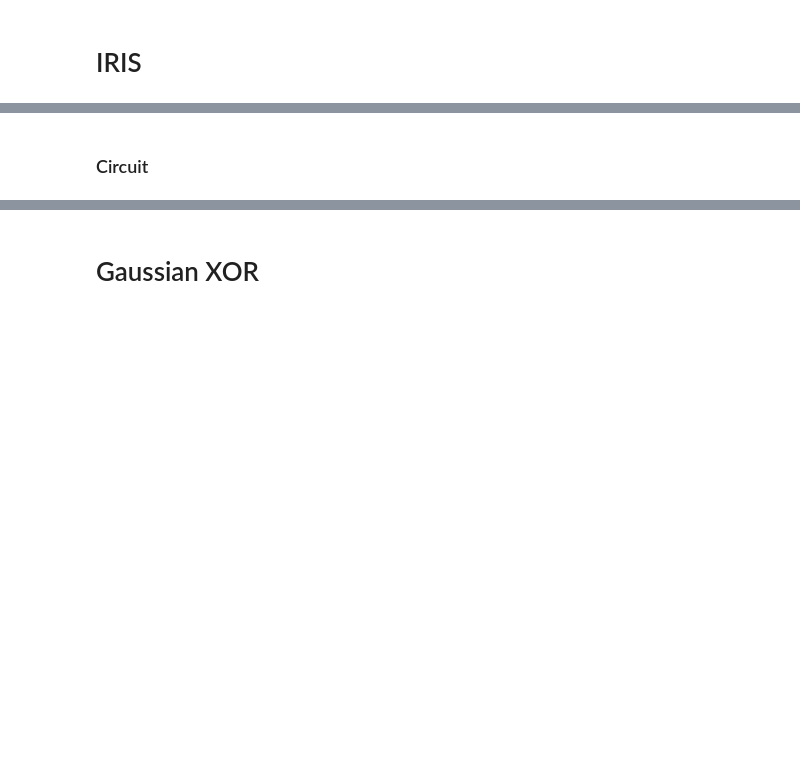
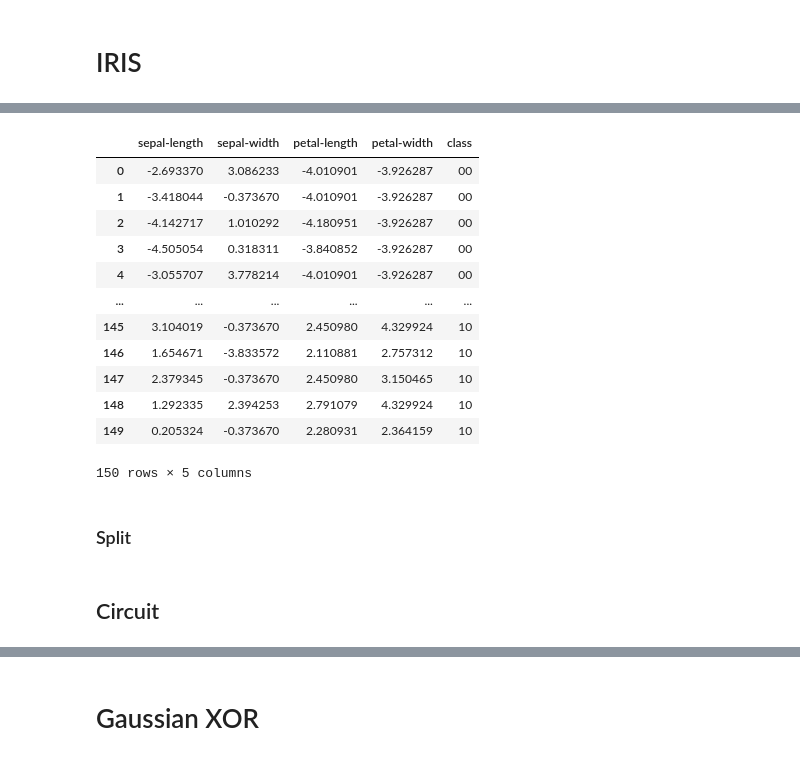
Before and after one commit to GemCarr/QML, a Jupyter notebook: qml.ipynb, the cells around one changed output, grey strips where cells are left out. Cells and saved outputs as stored; diff of their text form; code cells hidden in the pictures; blank space fills up the shorter version.

```diff
--- a/qml.ipynb
+++ b/qml.ipynb
@@ -67,0 +178,24 @@ for x in attributes:
+# %%
+diconvert = {
+    "Iris-setosa" : "00",
+    "Iris-versicolor" : "01",
+    "Iris-virginica" : "10",
+    "NaN" : "11"
+}
+
+df = df.replace({"class": diconvert})
+df
+# %% [output]
+|  | sepal-length | sepal-width | petal-length | petal-width | class |
+| 0 | -2.693370 | 3.086233 | -4.010901 | -3.926287 | 00 |
+| 1 | -3.418044 | -0.373670 | -4.010901 | -3.926287 | 00 |
+| 2 | -4.142717 | 1.010292 | -4.180951 | -3.926287 | 00 |
+| 3 | -4.505054 | 0.318311 | -3.840852 | -3.926287 | 00 |
+| 4 | -3.055707 | 3.778214 | -4.010901 | -3.926287 | 00 |
+| ... | ... | ... | ... | ... | ... |
+| 145 | 3.104019 | -0.373670 | 2.450980 | 4.329924 | 10 |
+| 146 | 1.654671 | -3.833572 | 2.110881 | 2.757312 | 10 |
+| 147 | 2.379345 | -0.373670 | 2.450980 | 3.150465 | 10 |
+| 148 | 1.292335 | 2.394253 | 2.791079 | 4.329924 | 10 |
+| 149 | 0.205324 | -0.373670 | 2.280931 | 2.364159 | 10 |
+150 rows × 5 columns
@@ -67,0 +205,2 @@ for x in attributes:
+# %% [markdown]
+### Split
@@ -68,2 +212,2 @@ for x in attributes:
 # %% [markdown]
-### Circuit
+## Circuit
```
Also changed, not shown: parts of 49 cells of this notebook.
